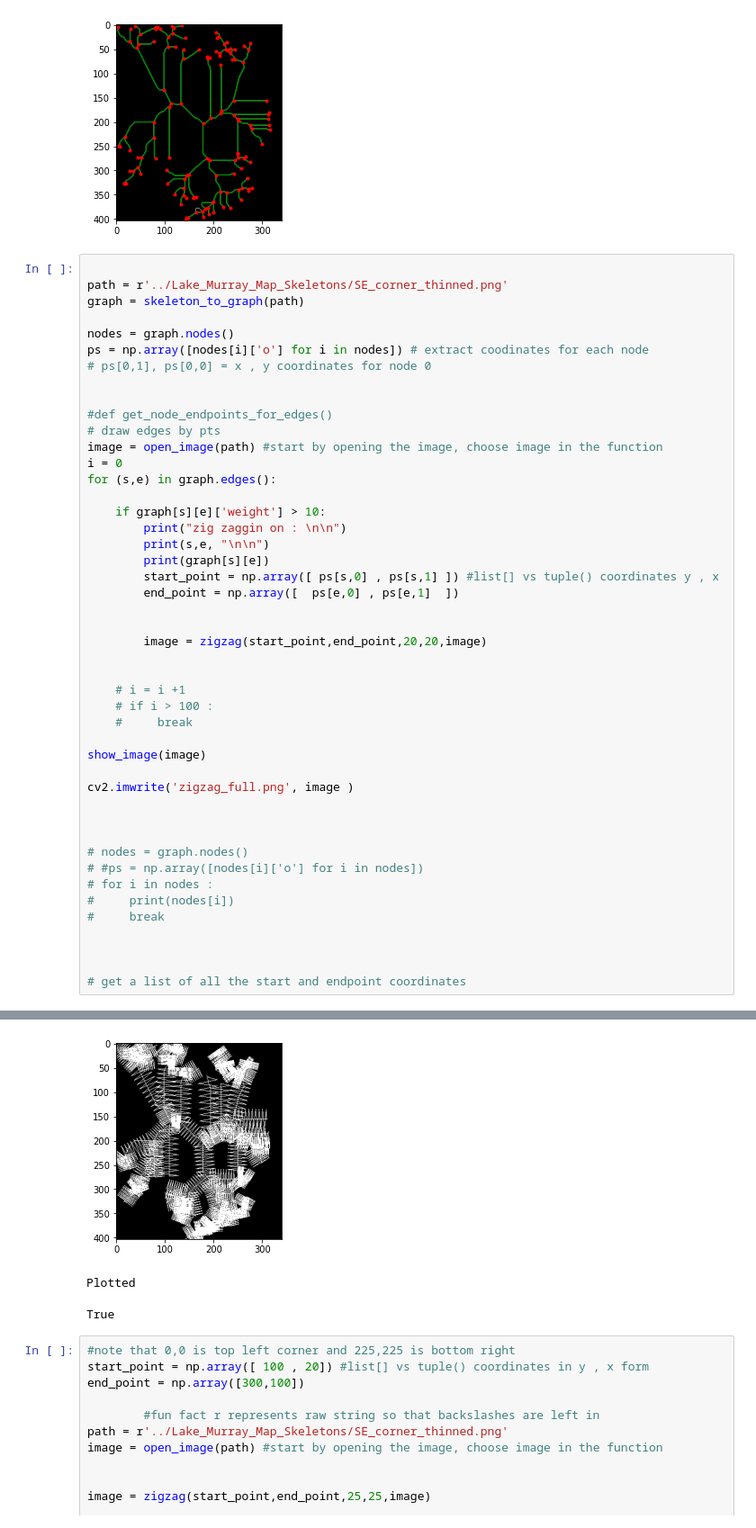
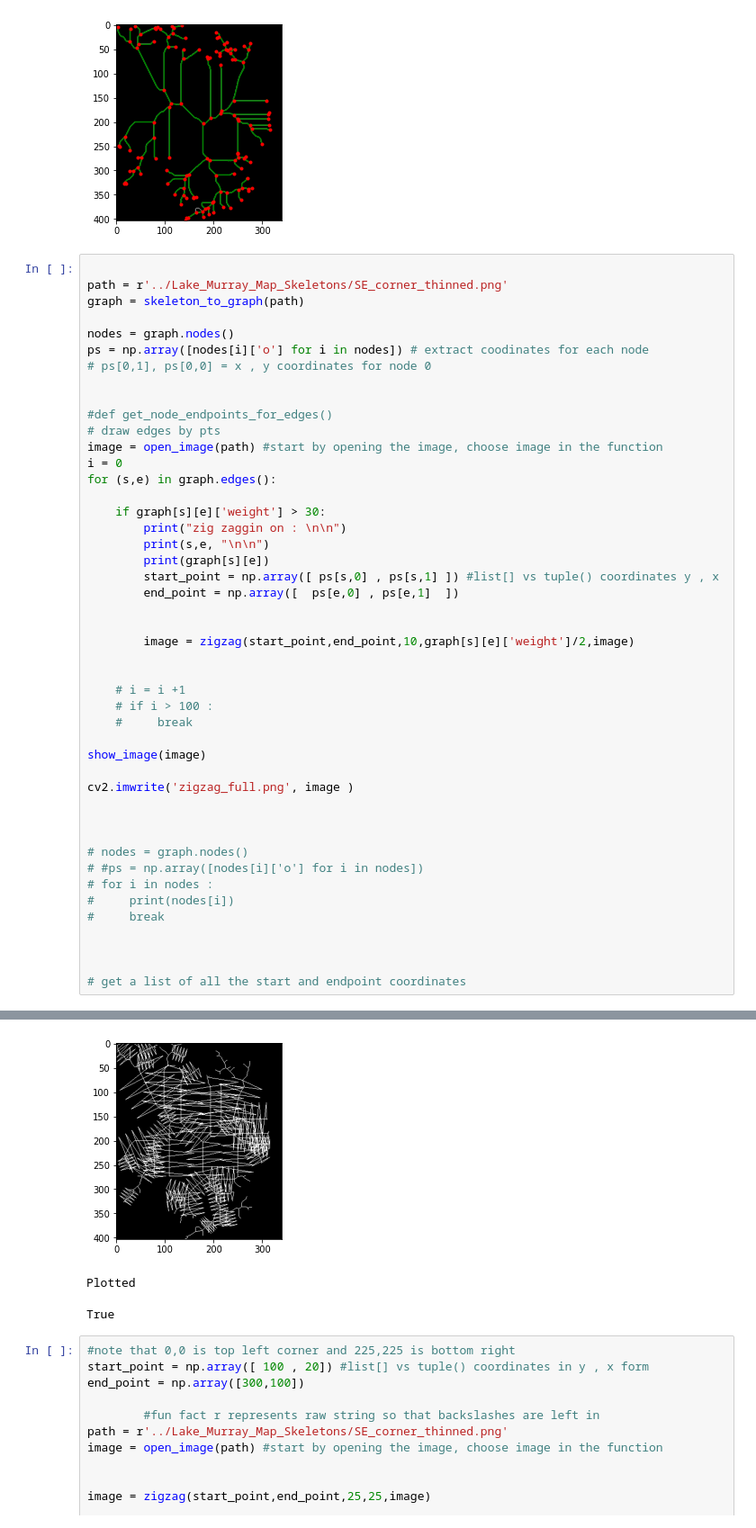
Before and after one commit to jzraiti/Coverage_Algorithm_Enviornmental_Sampling_Autonomous_Surface_Vehicle, a Jupyter notebook: zig_zag_skeleton/zig_zag_skeleton.ipynb, the cells around one changed output, grey strips where cells are left out. Shown: that part at 90% size. Drawn from its saved outputs; the diff is of its cells as text.

```diff
--- a/zig_zag_skeleton/zig_zag_skeleton.ipynb
+++ b/zig_zag_skeleton/zig_zag_skeleton.ipynb
@@ -142,7 +142,7 @@ image = open_image(path) #start by opening the image, choose image in the functi
 i = 0
 for (s,e) in graph.edges():
 
-    if graph[s][e]['weight'] > 10:
+    if graph[s][e]['weight'] > 30:
         print("zig zaggin on : \n\n")
         print(s,e, "\n\n")
         print(graph[s][e])
@@ -150,7 +150,7 @@ for (s,e) in graph.edges():
         end_point = np.array([  ps[e,0] , ps[e,1]  ])
 
 
-        image = zigzag(start_point,end_point,20,20,image)
+        image = zigzag(start_point,end_point,10,graph[s][e]['weight']/2,image)
 
 
     # i = i +1
@@ -193,4 +193,4 @@ zig zaggin on :
-[figure, old version]
+[figure, new version]
 Plotted
 True
 # %%
```
Also changed, not shown: parts of 2 cells of this notebook, 3 other files.
